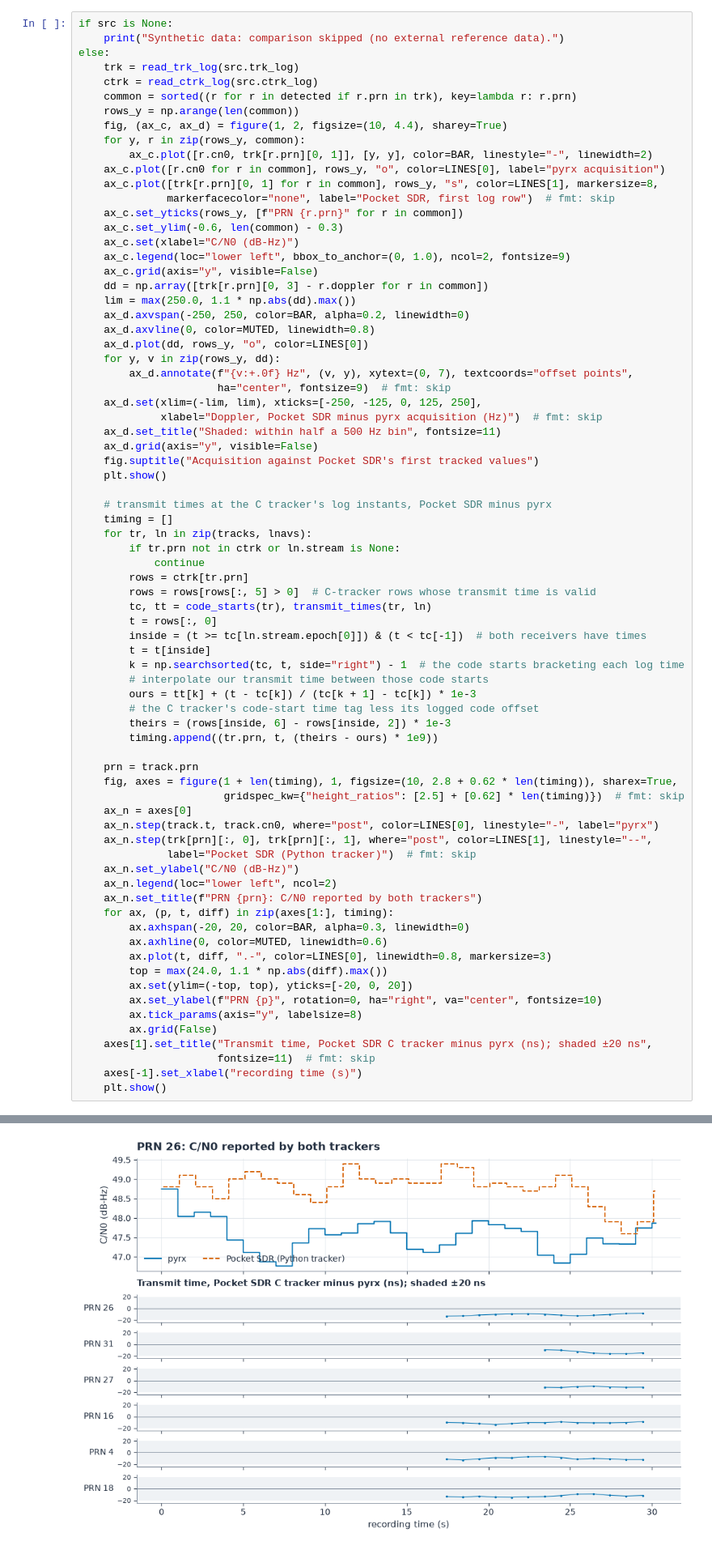
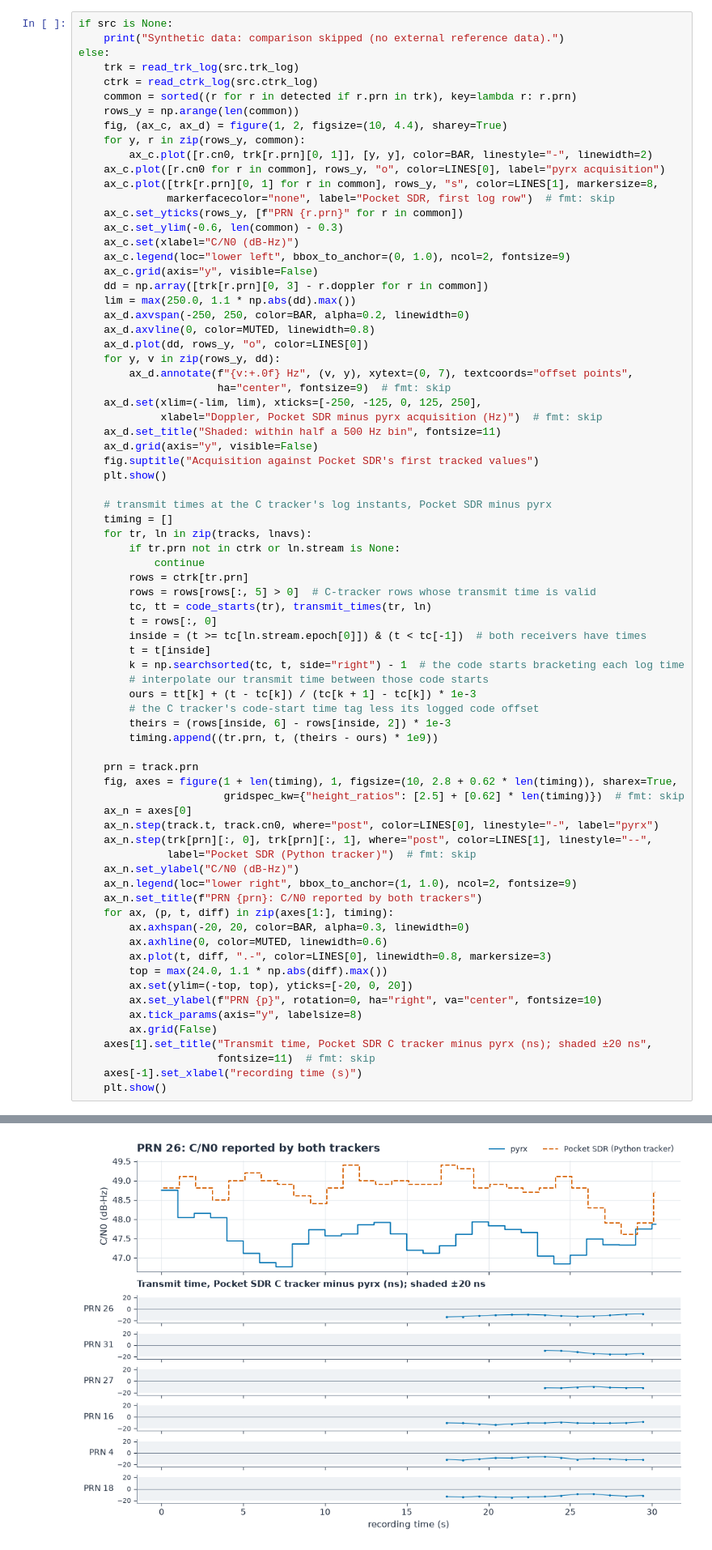
Before and after one commit to aklofas/purple-gnss, a Jupyter notebook: pyrx/notebooks/01-signal-chain.ipynb, the cells around one changed output, grey strips where cells are left out. Shown at 81% size. Saved outputs shown, nothing was run; the diff lists cells and outputs as text.

```diff
--- a/pyrx/notebooks/01-signal-chain.ipynb
+++ b/pyrx/notebooks/01-signal-chain.ipynb
@@ -1346,35 +1355,35 @@ else:
         # interpolate our transmit time between those code starts
         ours = tt[k] + (t - tc[k]) / (tc[k + 1] - tc[k]) * 1e-3
         # the C tracker's code-start time tag less its logged code offset
         theirs = (rows[inside, 6] - rows[inside, 2]) * 1e-3
         timing.append((tr.prn, t, (theirs - ours) * 1e9))
 
     prn = track.prn
     fig, axes = figure(1 + len(timing), 1, figsize=(10, 2.8 + 0.62 * len(timing)), sharex=True,
                        gridspec_kw={"height_ratios": [2.5] + [0.62] * len(timing)})  # fmt: skip
     ax_n = axes[0]
     ax_n.step(track.t, track.cn0, where="post", color=LINES[0], linestyle="-", label="pyrx")
     ax_n.step(trk[prn][:, 0], trk[prn][:, 1], where="post", color=LINES[1], linestyle="--",
               label="Pocket SDR (Python tracker)")  # fmt: skip
     ax_n.set_ylabel("C/N0 (dB-Hz)")
-    ax_n.legend(loc="lower left", ncol=2)
+    ax_n.legend(loc="lower right", bbox_to_anchor=(1, 1.0), ncol=2, fontsize=9)
     ax_n.set_title(f"PRN {prn}: C/N0 reported by both trackers")
     for ax, (p, t, diff) in zip(axes[1:], timing):
         ax.axhspan(-20, 20, color=BAR, alpha=0.3, linewidth=0)
         ax.axhline(0, color=MUTED, linewidth=0.6)
         ax.plot(t, diff, ".-", color=LINES[0], linewidth=0.8, markersize=3)
         top = max(24.0, 1.1 * np.abs(diff).max())
         ax.set(ylim=(-top, top), yticks=[-20, 0, 20])
         ax.set_ylabel(f"PRN {p}", rotation=0, ha="right", va="center", fontsize=10)
         ax.tick_params(axis="y", labelsize=8)
         ax.grid(False)
     axes[1].set_title("Transmit time, Pocket SDR C tracker minus pyrx (ns); shaded ±20 ns",
                       fontsize=11)  # fmt: skip
     axes[-1].set_xlabel("recording time (s)")
     plt.show()
 # %% [output]
 [figure]
-[figure, old version]
+[figure, new version]
 # %% [markdown]
 ## From measurements to a position
 
```
Also changed, not shown: parts of 13 cells of this notebook.
